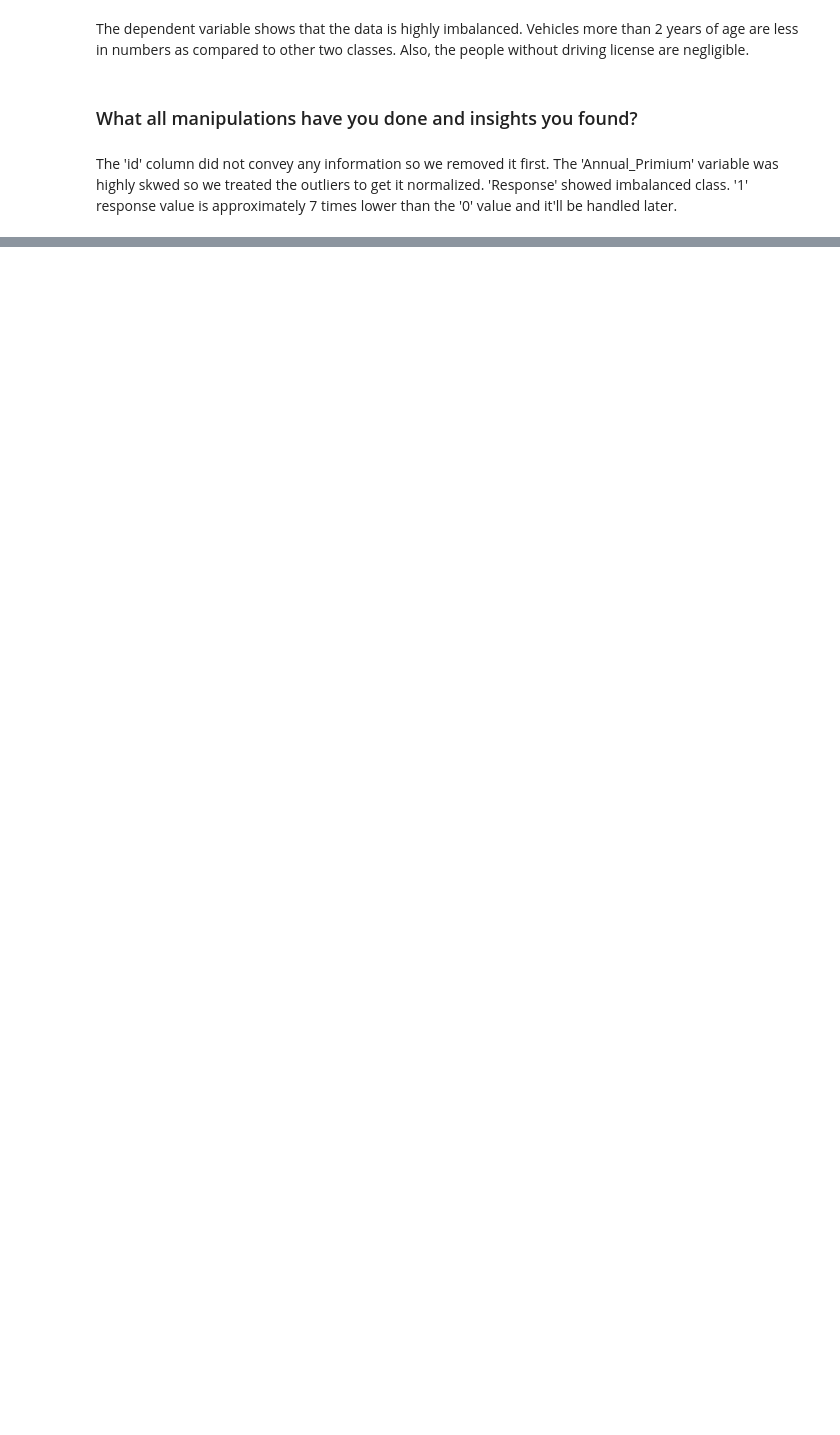
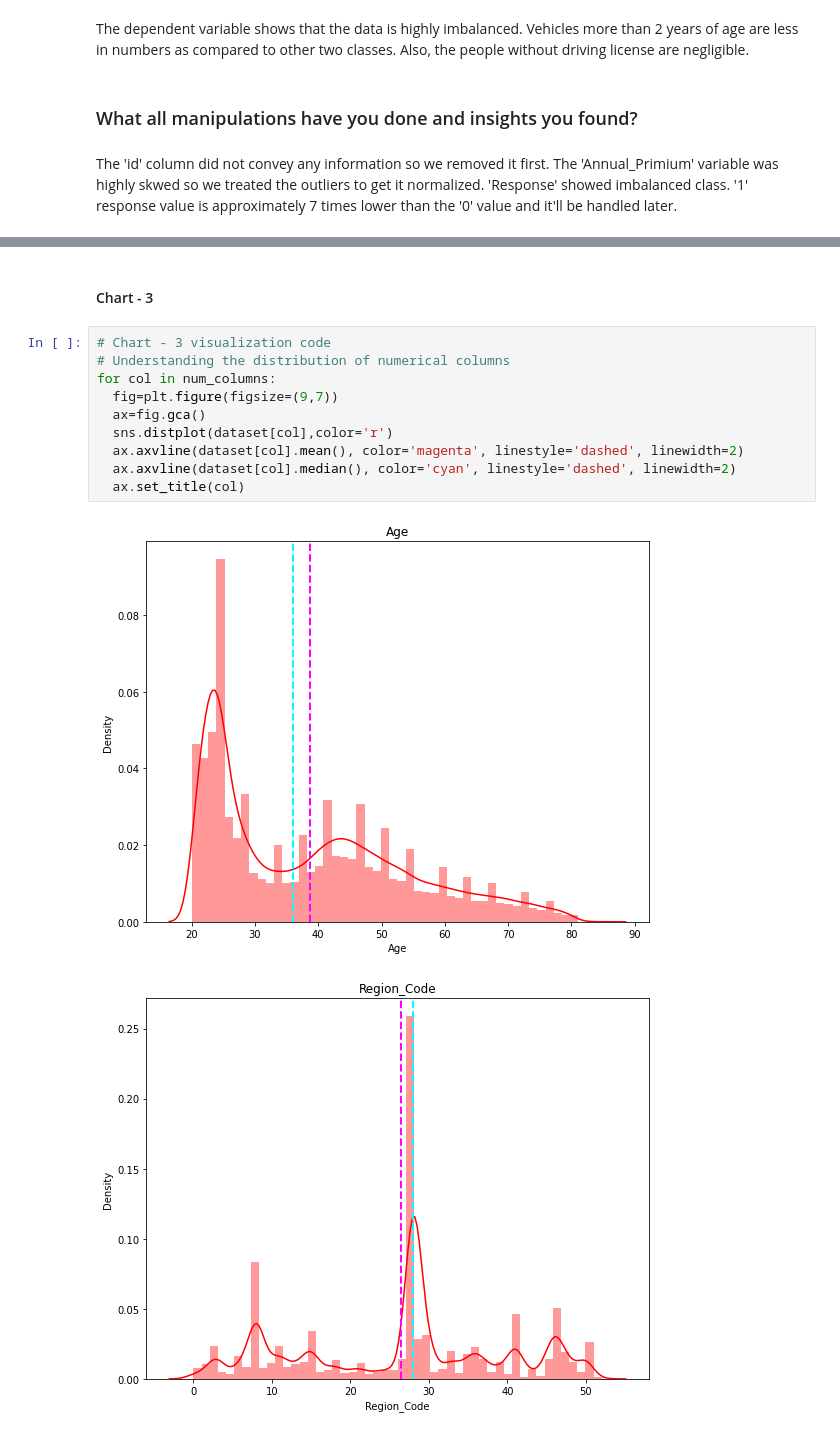
Before and after one commit to DharmeshRV/Health-Insurance-Cross-Sell-Prediction, a Jupyter notebook: Health_Insurance_Cross_Sell_Predictiond0.ipynb, the cells around one changed output, grey strips where cells are left out. Saved outputs shown, nothing was run; the diff lists cells and outputs as text; blank space fills up the shorter version.

```diff
--- a/Health_Insurance_Cross_Sell_Predictiond0.ipynb
+++ b/Health_Insurance_Cross_Sell_Predictiond0.ipynb
@@ -287,0 +336,15 @@ The 'id' column did not convey any information so we removed it first. The 'Annu
+# %% [markdown]
+#### Chart - 3
+# %%
+# Chart - 3 visualization code
+# Understanding the distribution of numerical columns
+for col in num_columns:
+  fig=plt.figure(figsize=(9,7))
+  ax=fig.gca()
+  sns.distplot(dataset[col],color='r')
+  ax.axvline(dataset[col].mean(), color='magenta', linestyle='dashed', linewidth=2)
+  ax.axvline(dataset[col].median(), color='cyan', linestyle='dashed', linewidth=2)
+  ax.set_title(col)
+# %% [output]
+[figure, added]
+[figure, added]
```
Also changed, not shown: parts of 40 cells of this notebook.
